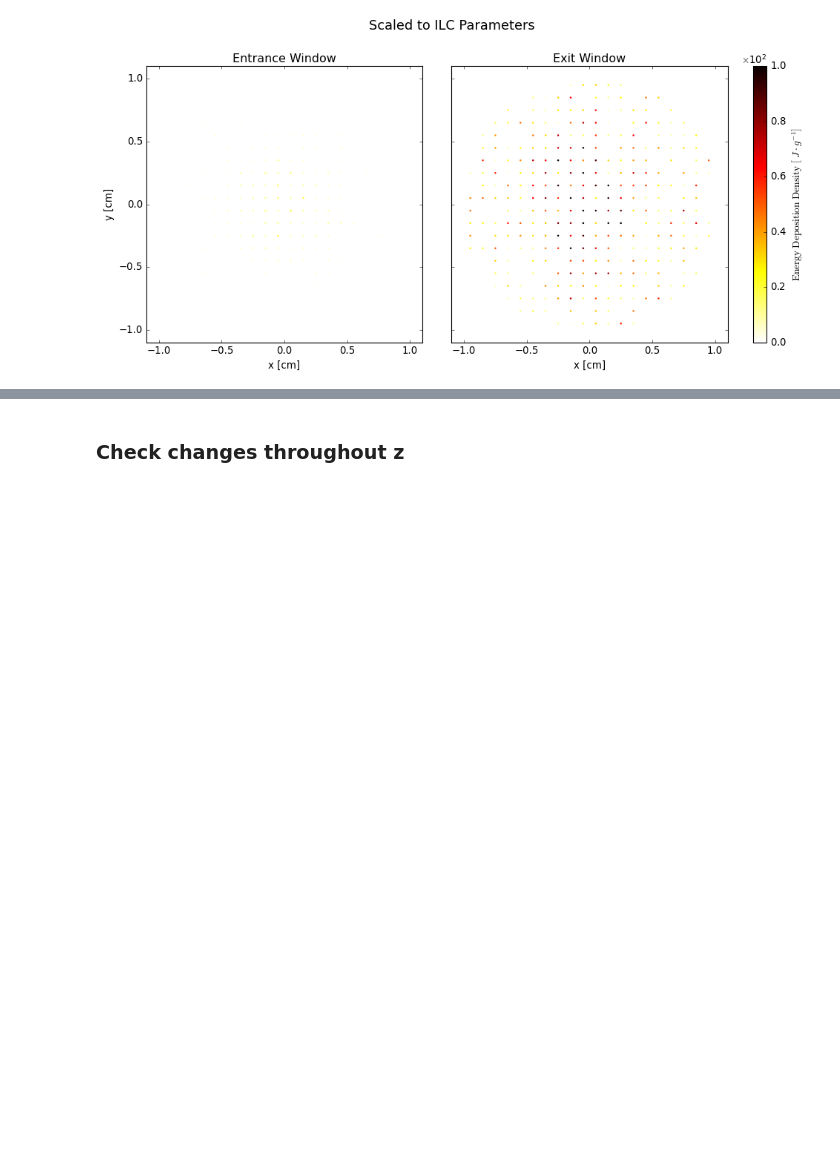
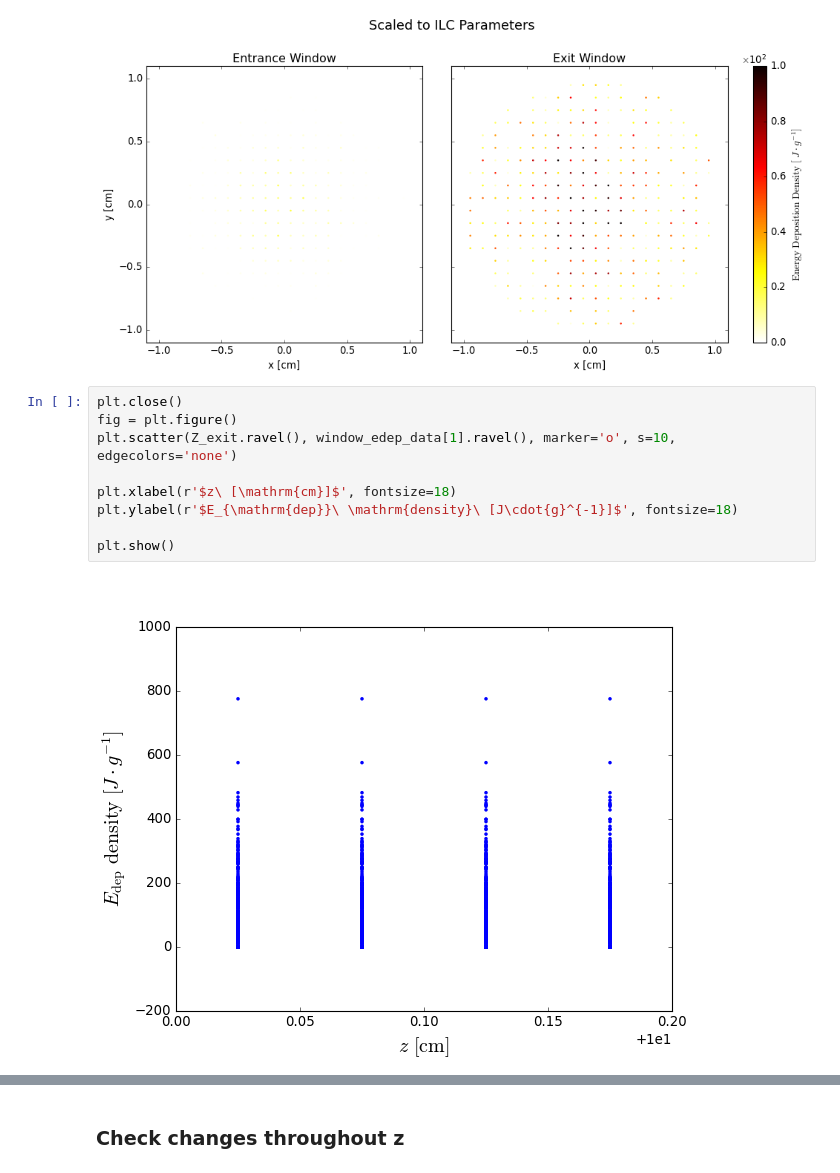
Before and after one commit to MaxVarverakis/G4Bl-LXeSims, a Jupyter notebook: analysis/zslice.ipynb, the cells around one changed output, grey strips where cells are left out. Cells and saved outputs as stored; diff of their text form; blank space fills up the shorter version.

```diff
--- a/analysis/zslice.ipynb
+++ b/analysis/zslice.ipynb
@@ -825,6 +838,17 @@ cb.formatter.set_powerlimits((0, 0))
 plt.show()
 # %% [output]
 [figure]
+# %%
+plt.close()
+fig = plt.figure()
+plt.scatter(Z_exit.ravel(), window_edep_data[1].ravel(), marker='o', s=10, edgecolors='none')
+
+plt.xlabel(r'$z\ [\mathrm{cm}]$', fontsize=18)
+plt.ylabel(r'$E_{\mathrm{dep}}\ \mathrm{density}\ [J\cdot{g}^{-1}]$', fontsize=18)
+
+plt.show()
+# %% [output]
+[figure, added]
 # %%
 vmin = 0
 vmax = 1.0e2
```
Also changed, not shown: parts of 10 cells of this notebook, 7 other files.
